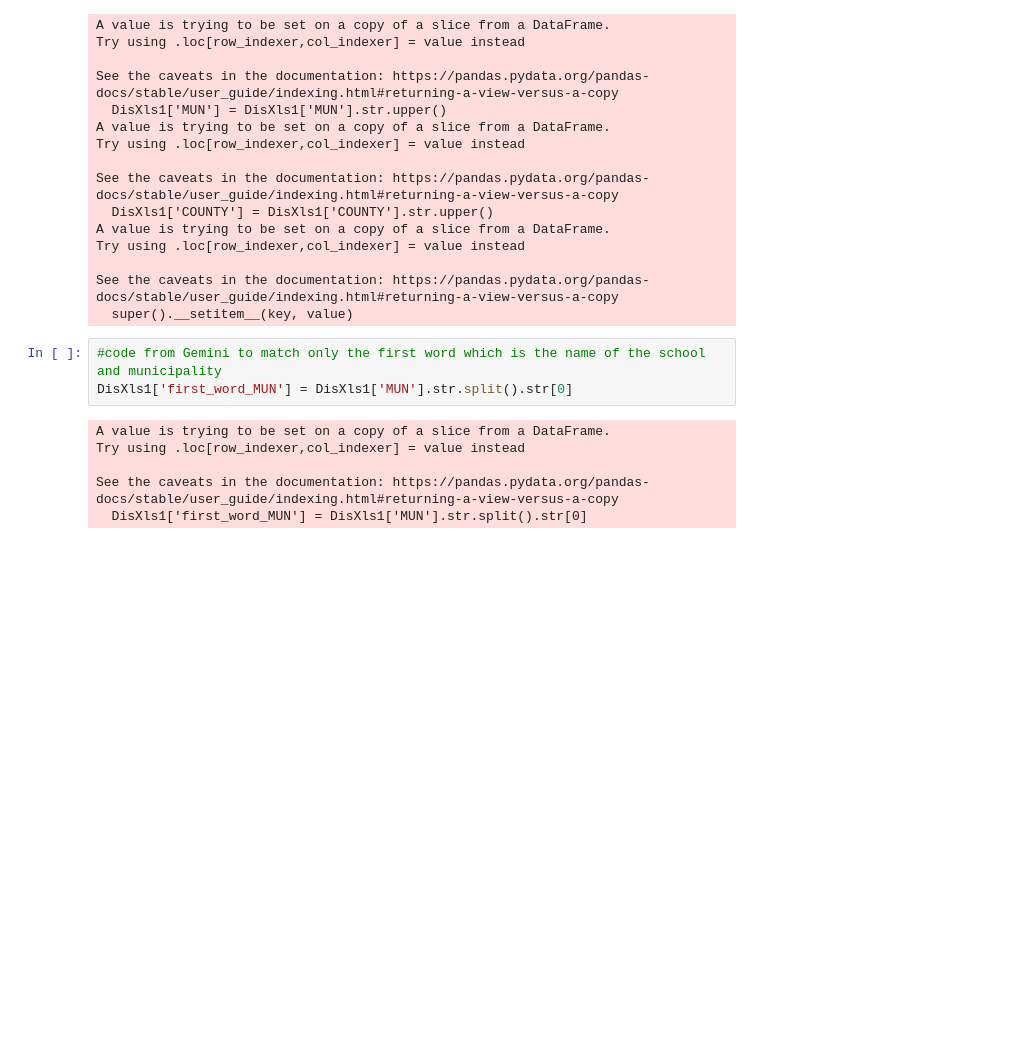
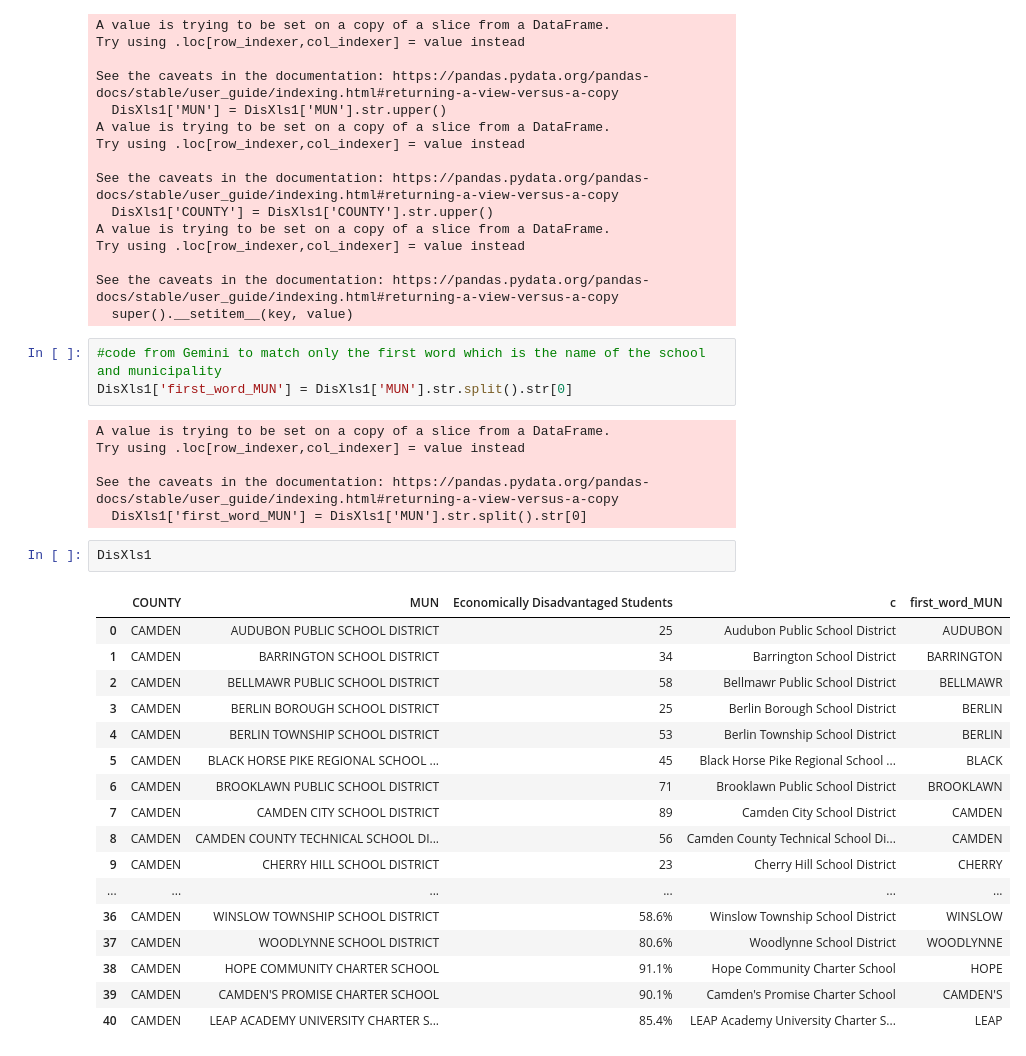
Before and after one commit to MhiyaJ/My-GIS-Stuff, a Jupyter notebook: ***Municipality Merge (ps01).ipynb, the cells around one changed output. Cells and saved outputs as stored; diff of their text form; blank space fills up the shorter version.

```diff
--- a/***Municipality Merge (ps01).ipynb
+++ b/***Municipality Merge (ps01).ipynb
@@ -151,6 +151,26 @@ Try using .loc[row_indexer,col_indexer] = value instead
 
 See the caveats in the documentation: https://pandas.pydata.org/pandas-docs/stable/user_guide/indexing.html#returning-a-view-versus-a-copy
   DisXls1['first_word_MUN'] = DisXls1['MUN'].str.split().str[0]
+# %%
+DisXls1
+# %% [output]
+|  | COUNTY | MUN | Economically Disadvantaged Students | c | first_word_MUN |
+| 0 | CAMDEN | AUDUBON PUBLIC SCHOOL DISTRICT | 25 | Audubon Public School District | AUDUBON |
+| 1 | CAMDEN | BARRINGTON SCHOOL DISTRICT | 34 | Barrington School District | BARRINGTON |
+| 2 | CAMDEN | BELLMAWR PUBLIC SCHOOL DISTRICT | 58 | Bellmawr Public School District | BELLMAWR |
+| 3 | CAMDEN | BERLIN BOROUGH SCHOOL DISTRICT | 25 | Berlin Borough School District | BERLIN |
+| 4 | CAMDEN | BERLIN TOWNSHIP SCHOOL DISTRICT | 53 | Berlin Township School District | BERLIN |
+| 5 | CAMDEN | BLACK HORSE PIKE REGIONAL SCHOOL ... | 45 | Black Horse Pike Regional School ... | BLACK |
+| 6 | CAMDEN | BROOKLAWN PUBLIC SCHOOL DISTRICT | 71 | Brooklawn Public School District | BROOKLAWN |
+| 7 | CAMDEN | CAMDEN CITY SCHOOL DISTRICT | 89 | Camden City School District | CAMDEN |
+| 8 | CAMDEN | CAMDEN COUNTY TECHNICAL SCHOOL DI... | 56 | Camden County Technical School Di... | CAMDEN |
+| 9 | CAMDEN | CHERRY HILL SCHOOL DISTRICT | 23 | Cherry Hill School District | CHERRY |
+| ... | ... | ... | ... | ... | ... |
+| 36 | CAMDEN | WINSLOW TOWNSHIP SCHOOL DISTRICT | 58.6% | Winslow Township School District | WINSLOW |
+| 37 | CAMDEN | WOODLYNNE SCHOOL DISTRICT | 80.6% | Woodlynne School District | WOODLYNNE |
+| 38 | CAMDEN | HOPE COMMUNITY CHARTER SCHOOL | 91.1% | Hope Community Charter School | HOPE |
+| 39 | CAMDEN | CAMDEN'S PROMISE CHARTER SCHOOL | 90.1% | Camden's Promise Charter School | CAMDEN'S |
+| 40 | CAMDEN | LEAP ACADEMY UNIVERSITY CHARTER S... | 85.4% | LEAP Academy University Charter S... | LEAP |
 # %%
 #merged newly created column "first_word_MUN", MUN and Camden County
 a1 = pd.merge(njMun1, DisXls1, left_on=['first_word_MUN', 'COUNTY'], right_on=['first_word_MUN', 'COUNTY'], how='outer', indicator=True)
```
Also changed, not shown: parts of 4 cells of this notebook.
